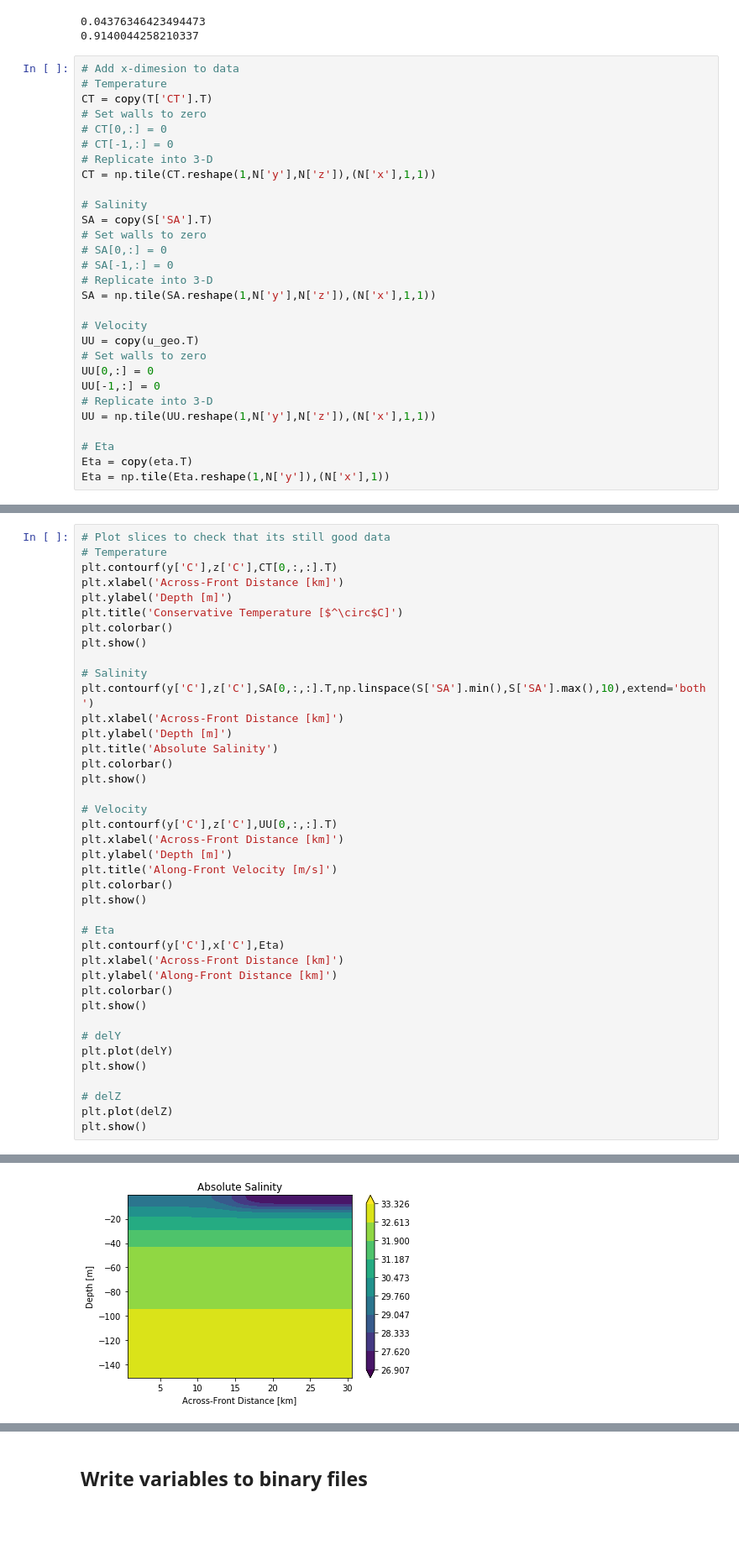
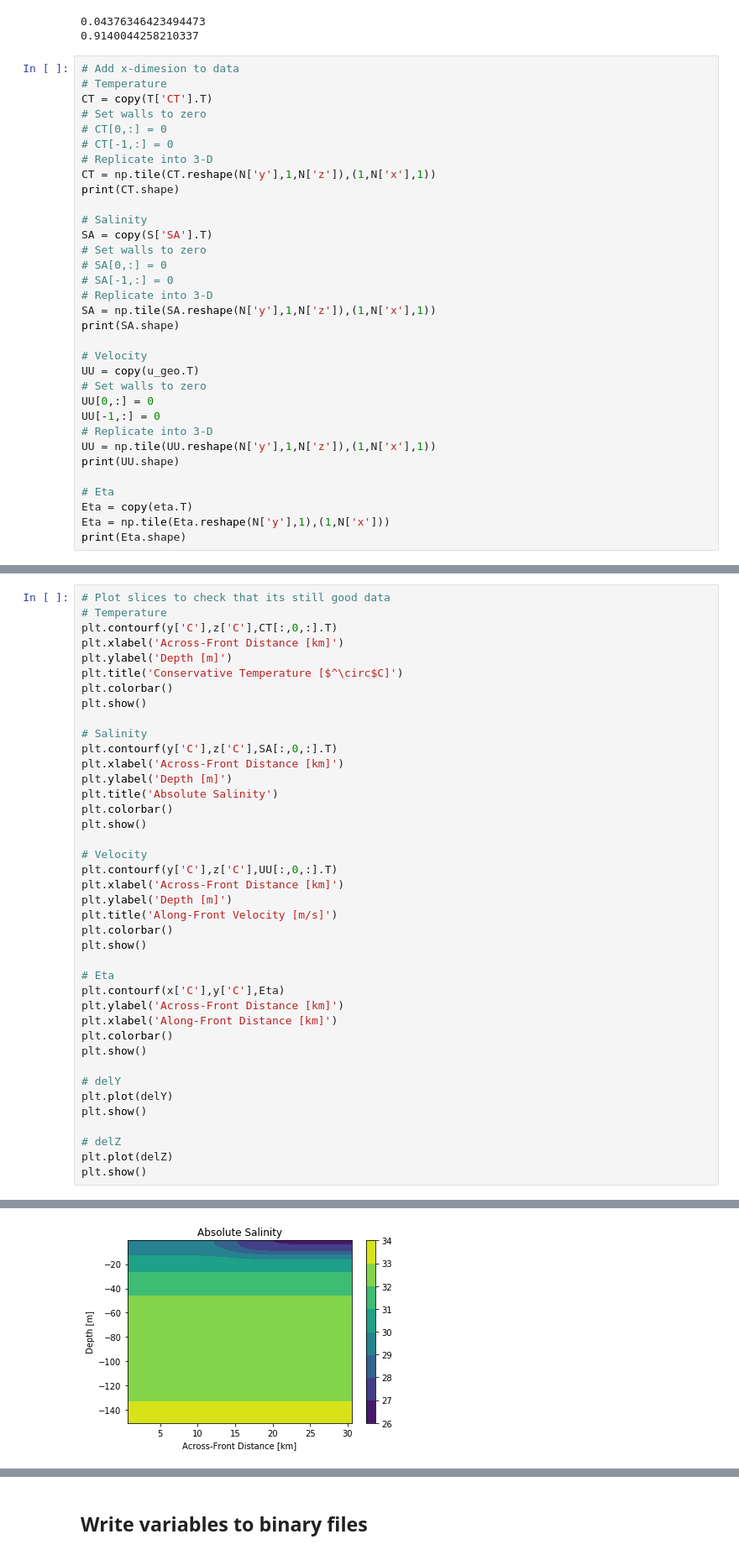
Before and after one commit to liqun1981/front_SODA_lowres, a Jupyter notebook: notebooks/gen_input_SODA2.ipynb, the cells around one changed output, grey strips where cells are left out. Shown at 84% size. Saved outputs shown, nothing was run; the diff lists cells and outputs as text; blank space fills up the shorter version.

```diff
--- a/notebooks/gen_input_SODA2.ipynb
+++ b/notebooks/gen_input_SODA2.ipynb
@@ -383,7 +383,8 @@ CT = copy(T['CT'].T)
 # CT[0,:] = 0
 # CT[-1,:] = 0
 # Replicate into 3-D
-CT = np.tile(CT.reshape(1,N['y'],N['z']),(N['x'],1,1))
+CT = np.tile(CT.reshape(N['y'],1,N['z']),(1,N['x'],1))
+print(CT.shape)
 
 # Salinity
 SA = copy(S['SA'].T)
@@ -391,7 +392,8 @@ SA = copy(S['SA'].T)
 # SA[0,:] = 0
 # SA[-1,:] = 0
 # Replicate into 3-D
-SA = np.tile(SA.reshape(1,N['y'],N['z']),(N['x'],1,1))
+SA = np.tile(SA.reshape(N['y'],1,N['z']),(1,N['x'],1))
+print(SA.shape)
 
 # Velocity
 UU = copy(u_geo.T)
@@ -399,8 +401,10 @@ UU = copy(u_geo.T)
 UU[0,:] = 0
 UU[-1,:] = 0
 # Replicate into 3-D
-UU = np.tile(UU.reshape(1,N['y'],N['z']),(N['x'],1,1))
+UU = np.tile(UU.reshape(N['y'],1,N['z']),(1,N['x'],1))
+print(UU.shape)
 
 # Eta
 Eta = copy(eta.T)
-Eta = np.tile(Eta.reshape(1,N['y']),(N['x'],1))
+Eta = np.tile(Eta.reshape(N['y'],1),(1,N['x']))
+print(Eta.shape)
@@ -407,44 +416,44 @@ Eta = np.tile(Eta.reshape(1,N['y']),(N['x'],1))
 # %%
 # Plot slices to check that its still good data
 # Temperature
-plt.contourf(y['C'],z['C'],CT[0,:,:].T)
+plt.contourf(y['C'],z['C'],CT[:,0,:].T)
 plt.xlabel('Across-Front Distance [km]')
 plt.ylabel('Depth [m]')
 plt.title('Conservative Temperature [$^\circ$C]')
 plt.colorbar()
 plt.show()
 
 # Salinity
-plt.contourf(y['C'],z['C'],SA[0,:,:].T,np.linspace(S['SA'].min(),S['SA'].max(),10),extend='both')
+plt.contourf(y['C'],z['C'],SA[:,0,:].T)
 plt.xlabel('Across-Front Distance [km]')
 plt.ylabel('Depth [m]')
 plt.title('Absolute Salinity')
 plt.colorbar()
 plt.show()
 
 # Velocity
-plt.contourf(y['C'],z['C'],UU[0,:,:].T)
+plt.contourf(y['C'],z['C'],UU[:,0,:].T)
 plt.xlabel('Across-Front Distance [km]')
 plt.ylabel('Depth [m]')
 plt.title('Along-Front Velocity [m/s]')
 plt.colorbar()
 plt.show()
 
 # Eta
-plt.contourf(y['C'],x['C'],Eta)
-plt.xlabel('Across-Front Distance [km]')
-plt.ylabel('Along-Front Distance [km]')
+plt.contourf(x['C'],y['C'],Eta)
+plt.ylabel('Across-Front Distance [km]')
+plt.xlabel('Along-Front Distance [km]')
 plt.colorbar()
 plt.show()
 
 # delY
 plt.plot(delY)
 plt.show()
 
 # delZ
 plt.plot(delZ)
 plt.show()
 # %% [output]
 [figure]
-[figure, old version]
+[figure, new version]
 [figure]
```
Also changed, not shown: parts of 3 cells of this notebook.
